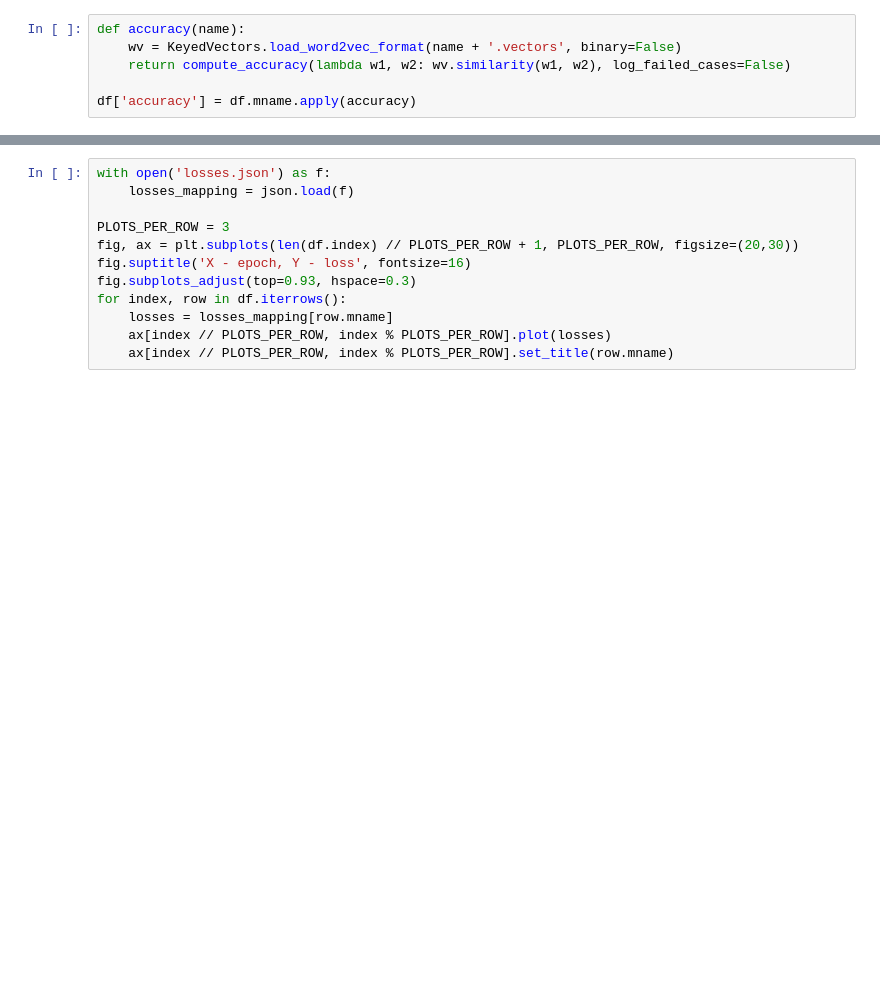
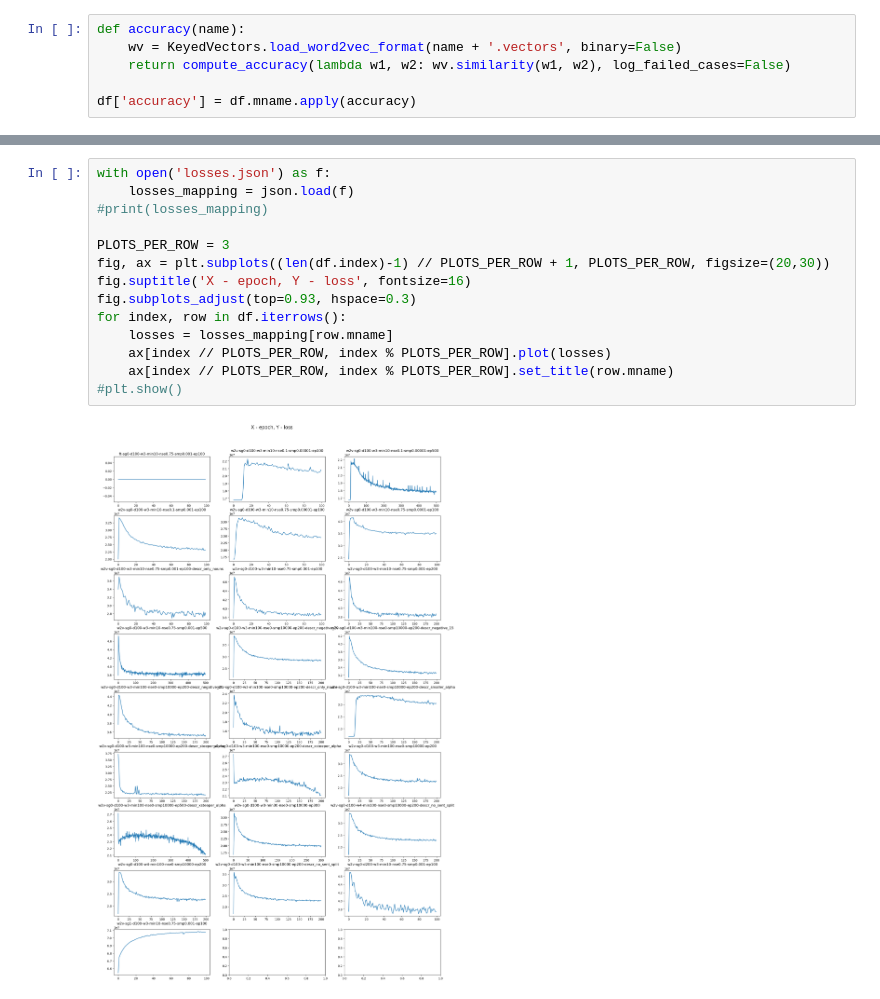
Before and after one commit to pikazlou/belarusian-word-embedding, a Jupyter notebook: evaluation.ipynb, the cells around one changed output, grey strips where cells are left out. Drawn from its saved outputs; the diff is of its cells as text; blank space fills up the shorter version.

```diff
--- a/evaluation.ipynb
+++ b/evaluation.ipynb
@@ -116,15 +118,19 @@ df.drop('mname', axis=1).sort_values(by='accuracy', ascending=False)
 # %%
 with open('losses.json') as f:
     losses_mapping = json.load(f)
+#print(losses_mapping)
 
 PLOTS_PER_ROW = 3
-fig, ax = plt.subplots(len(df.index) // PLOTS_PER_ROW + 1, PLOTS_PER_ROW, figsize=(20,30))
+fig, ax = plt.subplots((len(df.index)-1) // PLOTS_PER_ROW + 1, PLOTS_PER_ROW, figsize=(20,30))
 fig.suptitle('X - epoch, Y - loss', fontsize=16)
 fig.subplots_adjust(top=0.93, hspace=0.3)
 for index, row in df.iterrows():
     losses = losses_mapping[row.mname]
     ax[index // PLOTS_PER_ROW, index % PLOTS_PER_ROW].plot(losses)
     ax[index // PLOTS_PER_ROW, index % PLOTS_PER_ROW].set_title(row.mname)
+#plt.show()
+# %% [output]
+[figure, added]
 # %%
 def similarity_to_random_words(model):
     np.random.seed(0)
```
Also changed, not shown: parts of 8 cells of this notebook, 2 other files.
